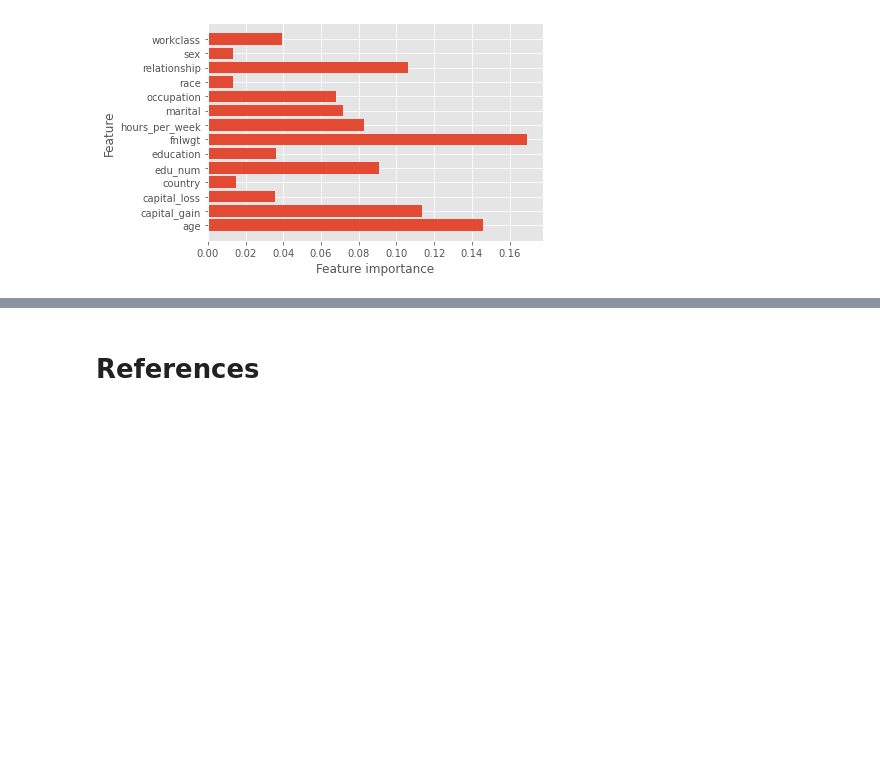
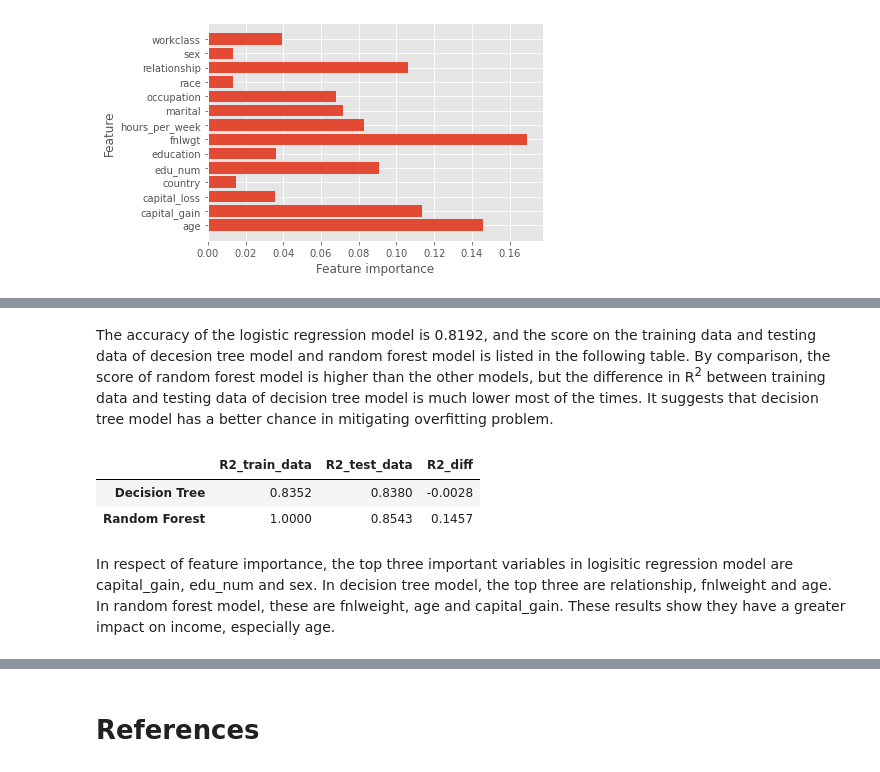
Before and after one commit to zhuoranliu22/CASA0006, a Jupyter notebook: 22072000.ipynb, the cells around one changed output, grey strips where cells are left out. Saved outputs shown, nothing was run; the diff lists cells and outputs as text; code cells hidden in the pictures; blank space fills up the shorter version.

```diff
--- a/22072000.ipynb
+++ b/22072000.ipynb
@@ -586,0 +661,22 @@ plt.show()
+# %% [markdown]
+The accuracy of the logistic regression model is 0.8192, and the score on the training data and testing data of decesion tree model and random forest model is listed in the following table. By comparison, the score of random forest model is higher than the other models, but the difference in R<sup>2</sup> between training data and testing data of decision tree model is much lower most of the times. It suggests that decision tree model has a better chance in mitigating overfitting problem.
+# %%
+# create a list of models
+list_name_models = ['Decision Tree', 'Random Forest']
+# use the models from above
+list_reg_models = [decision_tree, forest]
+
+dict_models = dict()
+
+for name, model in zip(list_name_models, list_reg_models):
+    dict_models[name] = [model.score(train_x, train_y), model.score(test_x, test_y), model.score(train_x, train_y) - model.score(test_x, test_y)]
+
+# transform dict_models to dataframe
+df_models = pd.DataFrame.from_dict(dict_models, orient='index', columns=['R2_train_data', 'R2_test_data', 'R2_diff'])
+df_models
+# %% [output]
+|  | R2_train_data | R2_test_data | R2_diff |
+| Decision Tree | 0.8352 | 0.8380 | -0.0028 |
+| Random Forest | 1.0000 | 0.8543 | 0.1457 |
+# %% [markdown]
+In respect of feature importance, the top three important variables in logisitic regression model are capital_gain, edu_num and sex. In decision tree model, the top three are relationship, fnlweight and age. In random forest model, these are fnlweight, age and capital_gain. These results show they have a greater impact on income, especially age.
```
Also changed, not shown: parts of 64 cells of this notebook, 2 other files.
